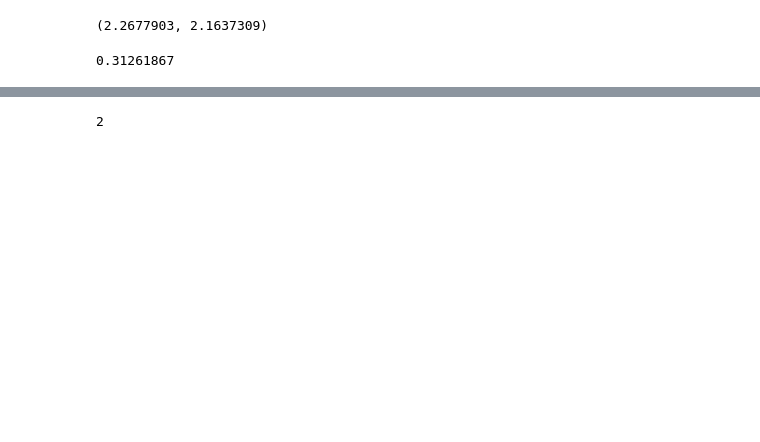
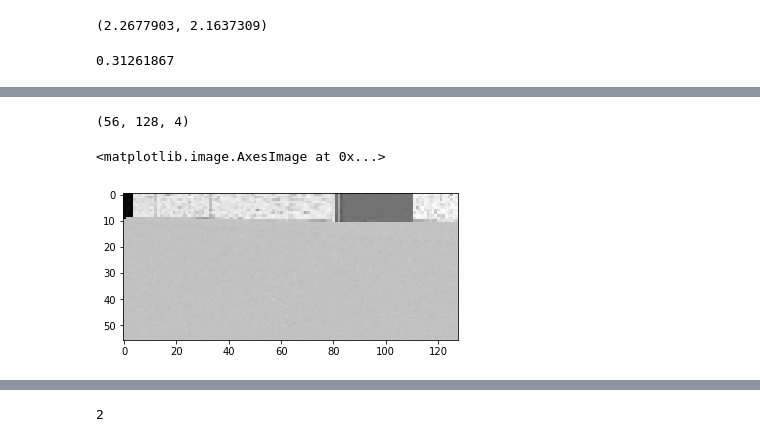
Before and after one commit to karray/neuroracer, a Jupyter notebook: neuroracer_gym_rl/q_learning.ipynb, the cells around one changed output, grey strips where cells are left out. Saved outputs shown, nothing was run; the diff lists cells and outputs as text; code cells hidden in the pictures; blank space fills up the shorter version.

```diff
--- a/neuroracer_gym_rl/q_learning.ipynb
+++ b/neuroracer_gym_rl/q_learning.ipynb
@@ -85,0 +179,14 @@ _
+# %%
+states_stacked = np.stack(states, axis=2)
+# states_stacked.shape
+# ssa = np.expand_dims()
+
+# actions, s, ns, rewards, terminates = memory.sample(6)
+# s.shape
+# %% [output]
+(56, 128, 4)
+# %%
+plt.imshow(np.flip(states_stacked, axis=1)[:,:,0], cmap='gray')
+# %% [output]
+<matplotlib.image.AxesImage at 0x...>
+[figure, added]
```
Also changed, not shown: parts of 40 cells of this notebook.
